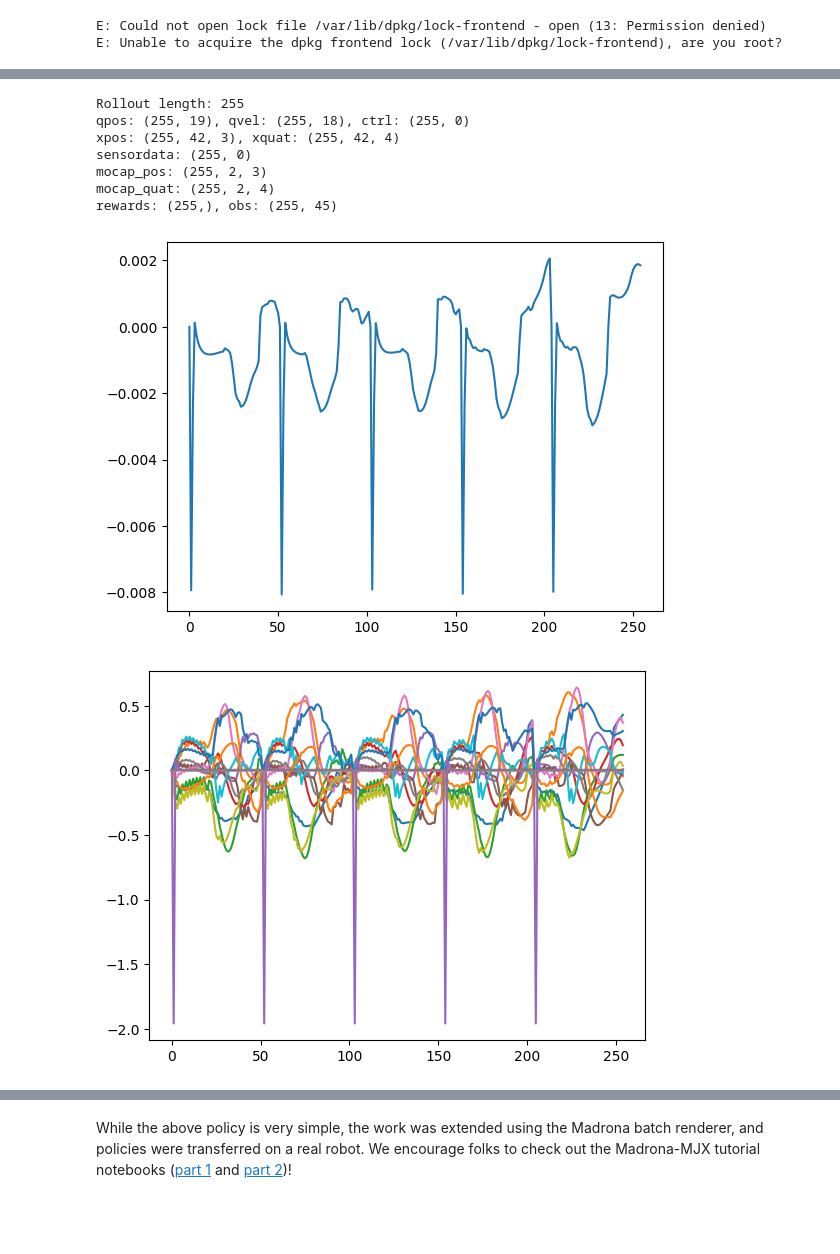
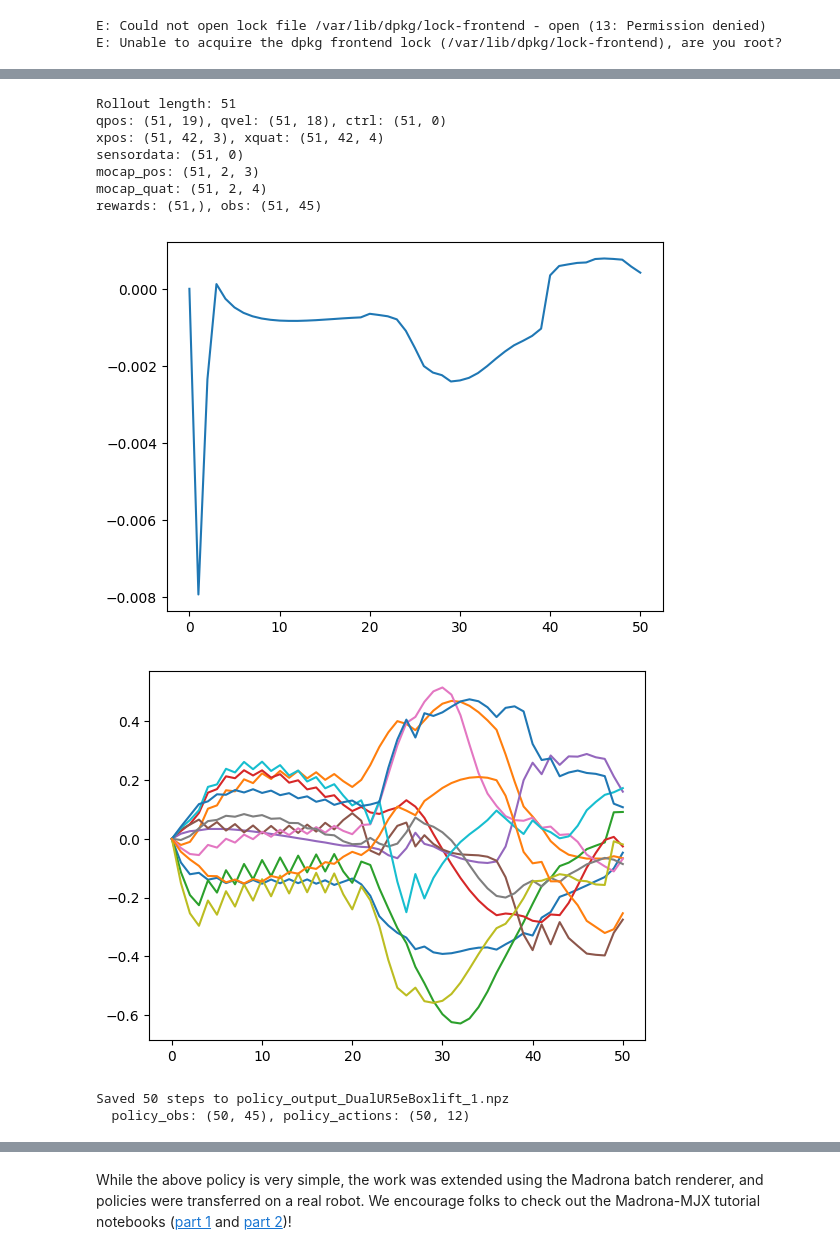
Before and after one commit to alinjar1996/mujoco_playground, a Jupyter notebook: learning/notebooks/manipulation.ipynb, the cells around one changed output, grey strips where cells are left out. Drawn from its saved outputs; the diff is of its cells as text; code cells hidden in the pictures; blank space fills up the shorter version.

```diff
--- a/learning/notebooks/manipulation.ipynb
+++ b/learning/notebooks/manipulation.ipynb
@@ -245,7 +245,7 @@ env_cfg.sim_dt
 Let's train the pick cube policy and visualize rollouts. The policy takes roughly 3 minutes to train on an RTX 4090.
 # %%
 CHECKPOINT_IDX = 1
-TRAINING = True
+TRAINING = False
 # %%
 from mujoco_playground.config import manipulation_params
 ppo_params = manipulation_params.brax_ppo_config(env_name)
@@ -625,7 +623,9 @@ E: Unable to acquire the dpkg frontend lock (/var/lib/dpkg/lock-frontend), are y
 # %%
 rng = jax.random.PRNGKey(42)
 rollout = []
-n_episodes = 5
+policy_actions = []
+policy_obs_list = []
+n_episodes = 1
 
 for _ in range(n_episodes):
   state = jit_reset(rng)
@@ -633,6 +633,8 @@ for _ in range(n_episodes):
   for i in range(env_cfg.episode_length):
     act_rng, rng = jax.random.split(rng)
     ctrl, _ = jit_inference_fn(state.obs, act_rng)
+    policy_actions.append(ctrl)
+    policy_obs_list.append(state.obs['state'])
     state = jit_step(state, ctrl)
     rollout.append(state)
 
@@ -676,21 +677,34 @@ print(f"mocap_pos: {mocap_pos.shape}")
 print(f"mocap_quat: {mocap_quat.shape}")
 print(f"rewards: {rewards.shape}, obs: {obs_all.shape}")
 # %% [output]
-Rollout length: 255
-qpos: (255, 19), qvel: (255, 18), ctrl: (255, 0)
-xpos: (255, 42, 3), xquat: (255, 42, 4)
-sensordata: (255, 0)
-mocap_pos: (255, 2, 3)
-mocap_quat: (255, 2, 4)
-rewards: (255,), obs: (255, 45)
+Rollout length: 51
+qpos: (51, 19), qvel: (51, 18), ctrl: (51, 0)
+xpos: (51, 42, 3), xquat: (51, 42, 4)
+sensordata: (51, 0)
+mocap_pos: (51, 2, 3)
+mocap_quat: (51, 2, 4)
+rewards: (51,), obs: (51, 45)
 # %%
 plt.plot(rewards)
 plt.show()
 # %% [output]
-[figure, old version]
+[figure, new version]
 # %%
 
-plt.plot(qvel)
+plt.plot(qvel[:,env._joint_mask_vel])
 plt.show()
 # %% [output]
-[figure, old version]
+[figure, new version]
+# %%
+output_path = f"policy_output_{env_name}_{CHECKPOINT_IDX}.npz"
+np.savez(
+    output_path,
+    policy_obs=np.asarray(jp.stack(policy_obs_list)),
+    policy_actions=np.asarray(jp.stack(policy_actions)),
+)
+print(f"Saved {len(policy_actions)} steps to {output_path}")
+d = np.load(output_path)
+print(f"  policy_obs: {d['policy_obs'].shape}, policy_actions: {d['policy_actions'].shape}")
+# %% [output]
+Saved 50 steps to policy_output_DualUR5eBoxlift_1.npz
+  policy_obs: (50, 45), policy_actions: (50, 12)
```
Also changed, not shown: parts of 8 cells of this notebook, 2 other files.
